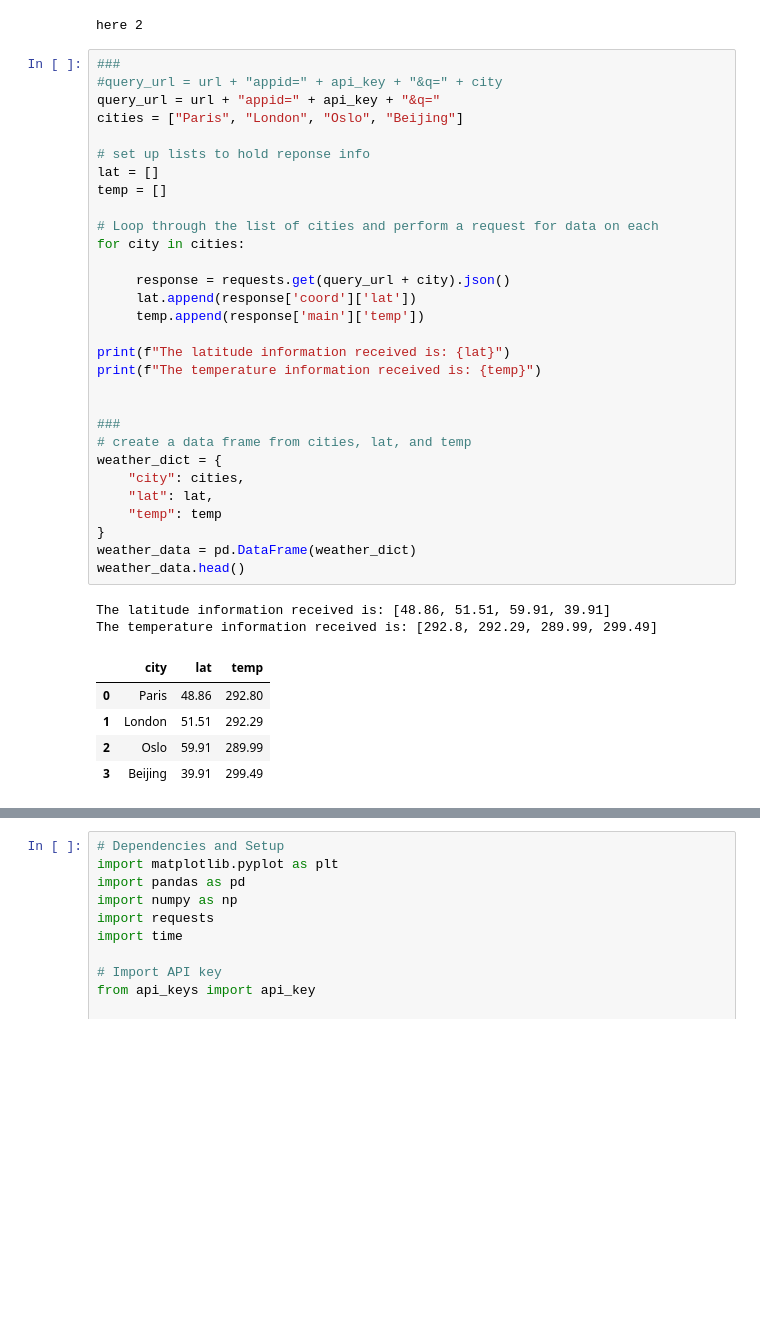
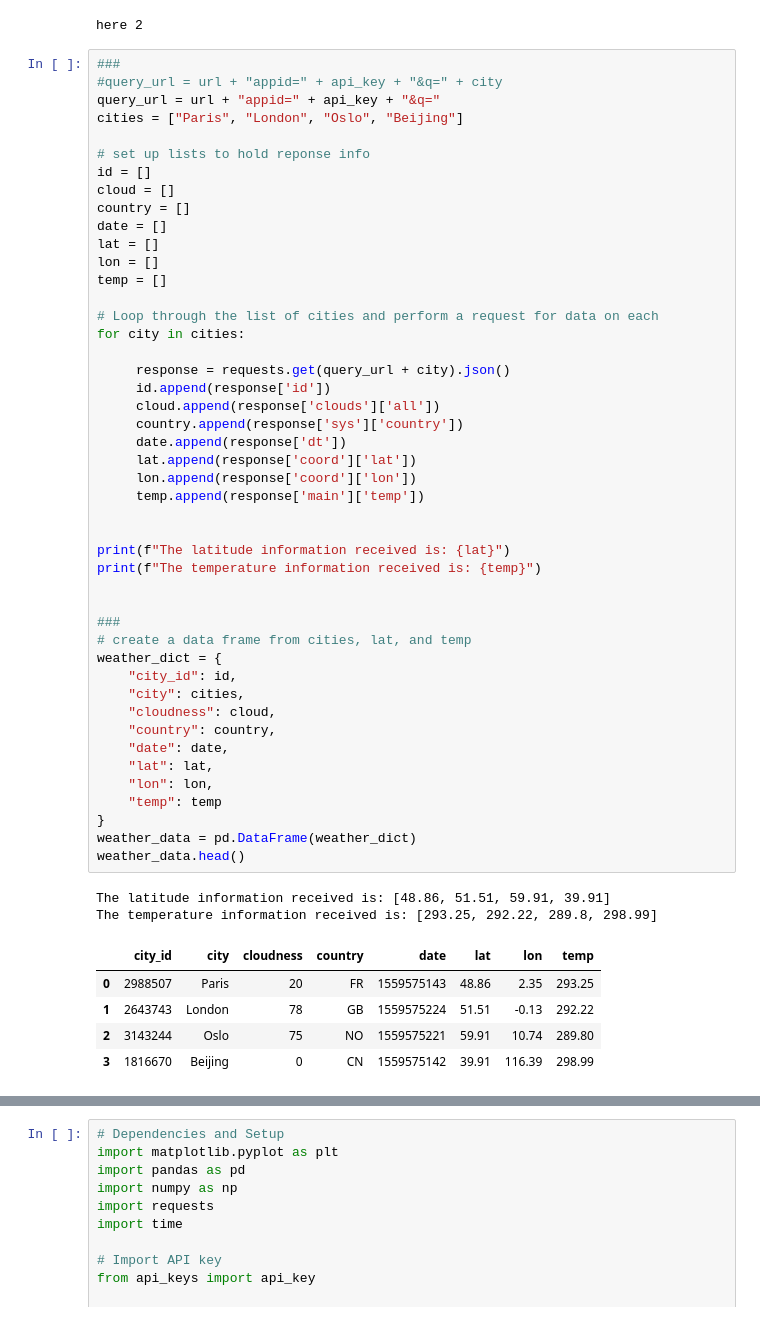
Before and after one commit to lisatian8/python-apis-challenge, a Jupyter notebook: starter_code/WeatherPy.ipynb, the cells around one changed output, grey strips where cells are left out. Saved outputs shown, nothing was run; the diff lists cells and outputs as text; blank space fills up the shorter version.

```diff
--- a/starter_code/WeatherPy.ipynb
+++ b/starter_code/WeatherPy.ipynb
@@ -127,39 +129,55 @@ here 2
 #query_url = url + "appid=" + api_key + "&q=" + city
 query_url = url + "appid=" + api_key + "&q="
 cities = ["Paris", "London", "Oslo", "Beijing"]
 
 # set up lists to hold reponse info
+id = []
+cloud = []
+country = []
+date = []
 lat = []
+lon = []
 temp = []
 
 # Loop through the list of cities and perform a request for data on each
 for city in cities:
 
      response = requests.get(query_url + city).json()
+     id.append(response['id'])
+     cloud.append(response['clouds']['all'])
+     country.append(response['sys']['country'])
+     date.append(response['dt'])
      lat.append(response['coord']['lat'])
+     lon.append(response['coord']['lon'])
      temp.append(response['main']['temp'])
+
 
 print(f"The latitude information received is: {lat}")
 print(f"The temperature information received is: {temp}")
 
 
 ###
 # create a data frame from cities, lat, and temp
 weather_dict = {
+    "city_id": id,
     "city": cities,
+    "cloudness": cloud,
+    "country": country,
+    "date": date,
     "lat": lat,
+    "lon": lon,
     "temp": temp
 }
 weather_data = pd.DataFrame(weather_dict)
 weather_data.head()
 # %% [output]
 The latitude information received is: [48.86, 51.51, 59.91, 39.91]
-The temperature information received is: [292.8, 292.29, 289.99, 299.49]
+The temperature information received is: [293.25, 292.22, 289.8, 298.99]
-|  | city | lat | temp |
-| 0 | Paris | 48.86 | 292.80 |
-| 1 | London | 51.51 | 292.29 |
-| 2 | Oslo | 59.91 | 289.99 |
-| 3 | Beijing | 39.91 | 299.49 |
+|  | city_id | city | cloudness | country | date | lat | lon | temp |
+| 0 | 2988507 | Paris | 20 | FR | 1559575143 | 48.86 | 2.35 | 293.25 |
+| 1 | 2643743 | London | 78 | GB | 1559575224 | 51.51 | -0.13 | 292.22 |
+| 2 | 3143244 | Oslo | 75 | NO | 1559575221 | 59.91 | 10.74 | 289.80 |
+| 3 | 1816670 | Beijing | 0 | CN | 1559575142 | 39.91 | 116.39 | 298.99 |
 # %%
 ###
 #query_url = url + "appid=" + api_key + "&q=" + city
```
Also changed, not shown: parts of 7 cells of this notebook.
